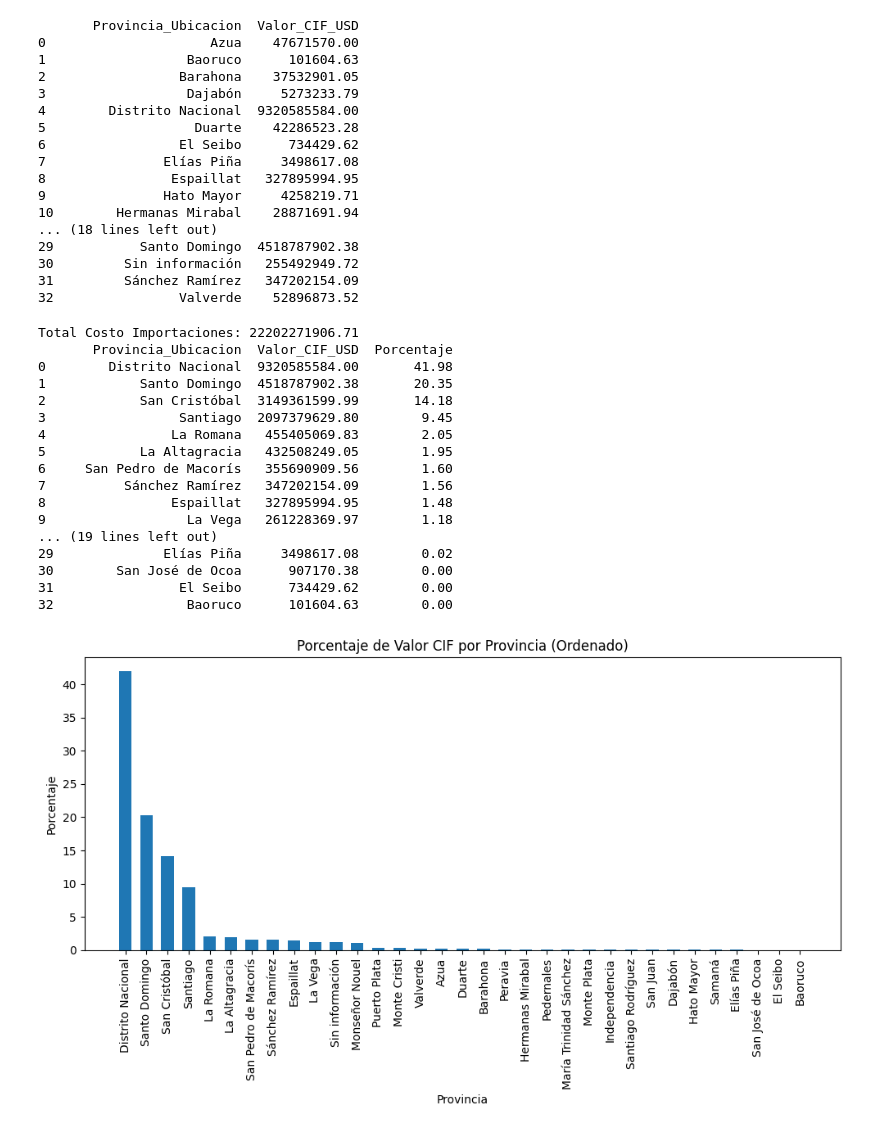
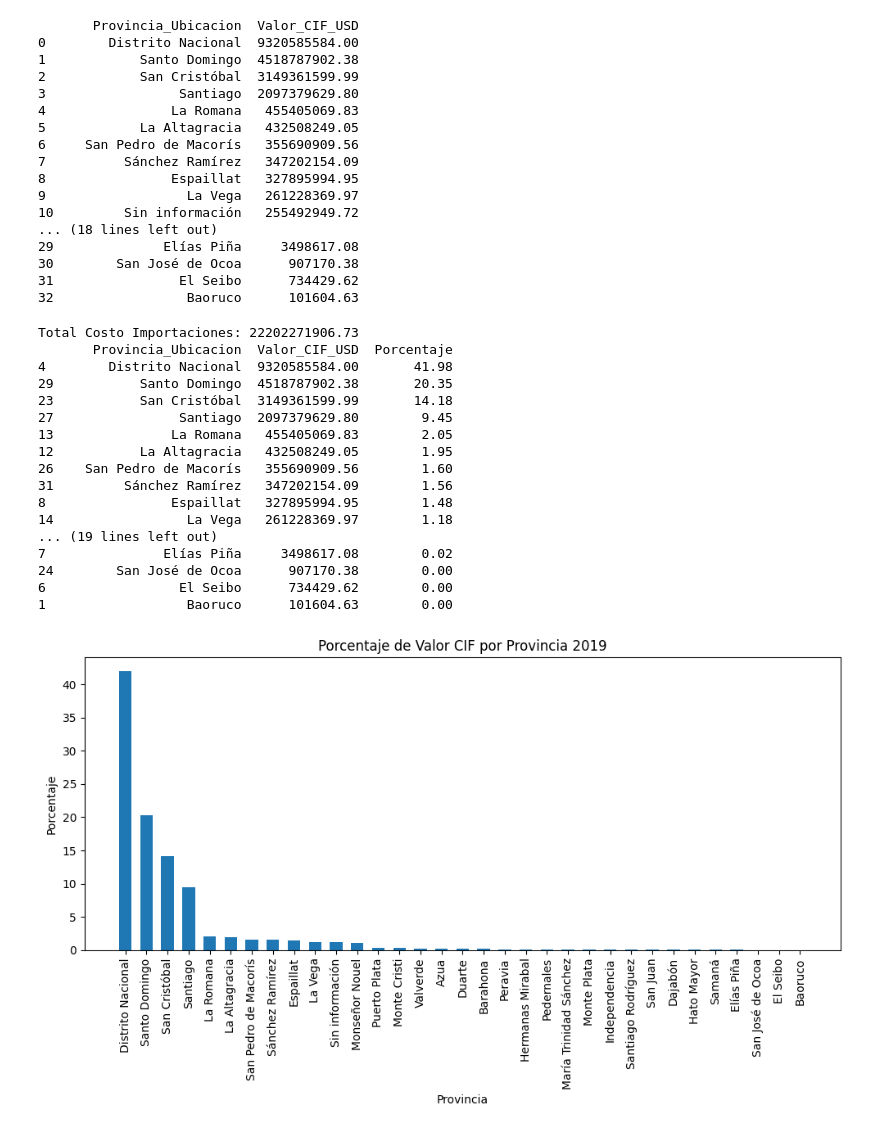
Before and after one commit to imbrahiam/Helix, a Jupyter notebook: src/imports_by_province_2019.ipynb, the cells around one changed output. Cells and saved outputs as stored; diff of their text form; code cells hidden in the pictures.

```diff
--- a/src/imports_by_province_2019.ipynb
+++ b/src/imports_by_province_2019.ipynb
@@ -19,28 +19,33 @@ df = pd.read_excel(file_path_Datos, usecols=columnas_a_leer)
 #Creación de dataframe sumando todos los costos de importación por provincia
 df_grouped = df.groupby('Provincia_Ubicacion')['Valor_CIF_USD'].sum().reset_index()
 
+df_grouped_sorted_1 = df_grouped.sort_values('Valor_CIF_USD', ascending=False).reset_index()
 # Ahora 'Valor_CIF_USD' es una columna en 'df_grouped' y podemos aplicar el formato
-df_grouped['Valor_CIF_USD'] = df_grouped['Valor_CIF_USD'].apply(lambda x: '{:.2f}'.format(x))
+#df_grouped['Valor_CIF_USD'] = df_grouped['Valor_CIF_USD'].apply(lambda x: '{:.2f}'.format(x))
 
-print(df_grouped)
+# Ahora 'Valor_CIF_USD' es una columna en 'df_grouped' y podemos aplicar el formato
+df_grouped_sorted_1['Valor_CIF_USD'] = df_grouped_sorted_1['Valor_CIF_USD'].apply(lambda x: '{:.2f}'.format(x))
+
+df_grouped_sorted_1 = df_grouped_sorted_1.drop(columns=['index'])
+print(df_grouped_sorted_1)
 # %% [output]
        Provincia_Ubicacion  Valor_CIF_USD
-0                     Azua    47671570.00
-1                  Baoruco      101604.63
-2                 Barahona    37532901.05
-3                  Dajabón     5273233.79
-4        Distrito Nacional  9320585584.00
-5                   Duarte    42286523.28
-6                 El Seibo      734429.62
-7               Elías Piña     3498617.08
+0        Distrito Nacional  9320585584.00
+1            Santo Domingo  4518787902.38
+2            San Cristóbal  3149361599.99
+3                 Santiago  2097379629.80
+4                La Romana   455405069.83
+5            La Altagracia   432508249.05
+6     San Pedro de Macorís   355690909.56
+7          Sánchez Ramírez   347202154.09
 8                Espaillat   327895994.95
-9               Hato Mayor     4258219.71
-10        Hermanas Mirabal    28871691.94
+9                  La Vega   261228369.97
+10         Sin información   255492949.72
 ... (18 lines left out)
-29           Santo Domingo  4518787902.38
-30         Sin información   255492949.72
-31         Sánchez Ramírez   347202154.09
-32                Valverde    52896873.52
+29              Elías Piña     3498617.08
+30        San José de Ocoa      907170.38
+31                El Seibo      734429.62
+32                 Baoruco      101604.63
 # %%
 
 # Conviersión del 'Valor_CIF_USD' a tipo numérico, ignorando errores
@@ -64,44 +69,44 @@ pd.set_option('display.float_format', lambda x: '%.2f' % x)
 # Impresión del DataFrame para verificar los resultados
 print(df_grouped_sorted[['Provincia_Ubicacion', 'Valor_CIF_USD', 'Porcentaje']])
 # %% [output]
-Total Costo Importaciones: 22202271906.71
+Total Costo Importaciones: 22202271906.73
        Provincia_Ubicacion  Valor_CIF_USD  Porcentaje
-0        Distrito Nacional  9320585584.00       41.98
-1            Santo Domingo  4518787902.38       20.35
-2            San Cristóbal  3149361599.99       14.18
-3                 Santiago  2097379629.80        9.45
-4                La Romana   455405069.83        2.05
-5            La Altagracia   432508249.05        1.95
-6     San Pedro de Macorís   355690909.56        1.60
-7          Sánchez Ramírez   347202154.09        1.56
+4        Distrito Nacional  9320585584.00       41.98
+29           Santo Domingo  4518787902.38       20.35
+23           San Cristóbal  3149361599.99       14.18
+27                Santiago  2097379629.80        9.45
+13               La Romana   455405069.83        2.05
+12           La Altagracia   432508249.05        1.95
+26    San Pedro de Macorís   355690909.56        1.60
+31         Sánchez Ramírez   347202154.09        1.56
 8                Espaillat   327895994.95        1.48
-9                  La Vega   261228369.97        1.18
+14                 La Vega   261228369.97        1.18
 ... (19 lines left out)
-29              Elías Piña     3498617.08        0.02
-30        San José de Ocoa      907170.38        0.00
-31                El Seibo      734429.62        0.00
-32                 Baoruco      101604.63        0.00
+7               Elías Piña     3498617.08        0.02
+24        San José de Ocoa      907170.38        0.00
+6                 El Seibo      734429.62        0.00
+1                  Baoruco      101604.63        0.00
 # %%
 import matplotlib.pyplot as plt
 
 plt.figure(figsize=(10, 6))  # Tamaño del gráfico (opcional)
 
 # Creación del gráfico de barras con los datos ordenados
 plt.bar(df_grouped_sorted['Provincia_Ubicacion'], df_grouped_sorted['Porcentaje'], width=0.6)
 
 # Rotación de los nombres de las etiquetas del eje X a vertical
 plt.xticks(rotation=90)
 
-# Personalización del gráfico (opcional)
+# Personalización del gráfico
 plt.ylabel('Porcentaje')
 plt.xlabel('Provincia')
-plt.title('Porcentaje de Valor CIF por Provincia (Ordenado)')
+plt.title('Porcentaje de Valor CIF por Provincia 2019')
 
 # for index, row in df_grouped_sorted.iterrows():
 #      plt.text(index, row['Porcentaje'], f"{row['Porcentaje']:.2f}%", ha='center', va='bottom')
 
 # creación del gráfico
 plt.tight_layout()  # Ajusta automáticamente los parámetros del subplot para que el gráfico se ajuste al área de dibujo
 plt.show()
 # %% [output]
-[figure, old version]
+[figure, new version]
```
Also changed, not shown: 2 other files.
